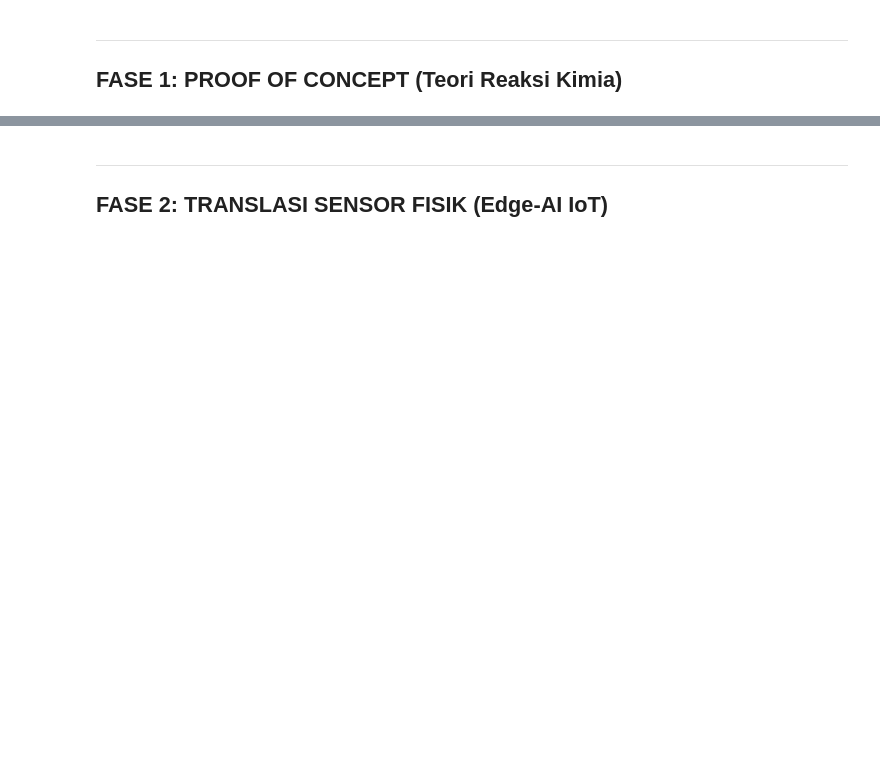
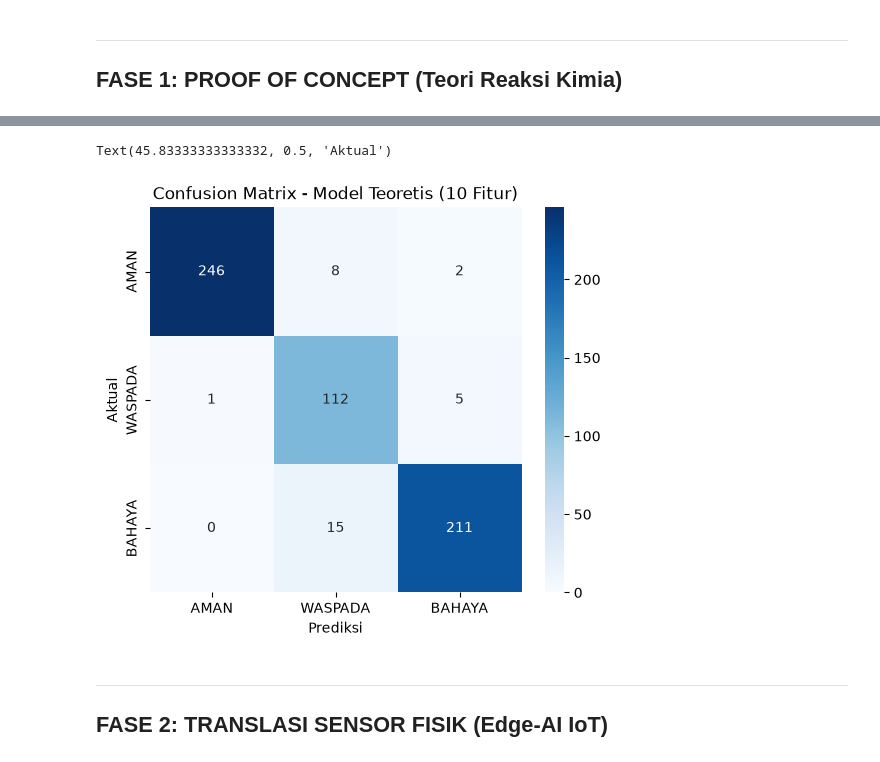
Before and after one commit to SIPARTA/ai_models, a Jupyter notebook: SIPARTA.ipynb, the cells around one changed output, grey strips where cells are left out. Saved outputs shown, nothing was run; the diff lists cells and outputs as text; code cells hidden in the pictures; blank space fills up the shorter version.

```diff
--- a/SIPARTA.ipynb
+++ b/SIPARTA.ipynb
@@ -59,13 +69,11 @@ BAHAN_KIMIA = {
     9: {'nama': 'Asap Pembakaran (CO)',   'pH': 7.0,  'kons_default': 10.0},
     10: {'nama': 'Gas LPG (Propana)',     'pH': 7.0,  'kons_default': 100.0},
 }
-
 RISIKO_CAMPURAN = {
     (0, 1): 2, (0, 2): 2, (0, 4): 2, (0, 6): 2, (7, 8): 2, (5, 9): 2, (5, 10): 2,
     (1, 2): 1, (1, 4): 1, (2, 4): 1, (2, 3): 1, (0, 3): 1,
     (0, 5): 0, (1, 5): 0, (2, 5): 0, (3, 5): 0, (4, 5): 0, (3, 4): 0, (1, 3): 0, (5, 6): 0,
 }
-
 def generate_theoretical_dataset(n_samples=3000, seed=42):
     rng = np.random.RandomState(seed)
     records = []
@@ -94,6 +102,6 @@ def generate_theoretical_dataset(n_samples=3000, seed=42):
             'tingkat_risiko': int(risiko), 'source': 'simulasi_kimia'
         })
     return pd.DataFrame(records)
-
-df_theory = generate_theoretical_dataset(3000)
-print(f"[INFO] Dataset Teori berhasil dibuat: {df_theory.shape[0]} baris.")
+df = generate_theoretical_dataset(3000)
+df.to_csv('dataset_gas_beracun_siparta.csv', index=False)
+print(f"[INFO] Dataset Teori berhasil dibuat dan disimpan ke 'dataset_gas_beracun_siparta.csv': {df.shape[0]} baris.")
@@ -169,4 +179,4 @@ def generate_simulated_sensor_data(df_th, seed=42):
     df_combined.to_csv('siparta_sensor_dataset.csv', index=False)
     print(f"[INFO] Dataset Sensor Fisik (termasuk dummy) disimpan: {len(df_dummy)} baris dummy dihasilkan.")
 
-generate_simulated_sensor_data(df_theory)
+generate_simulated_sensor_data(df)
@@ -196,8 +208,8 @@ def build_ann_model(input_dim, num_classes, architecture_type='theory'):
     return model
 
 # Train Theory
-X_th = df_theory.drop(columns=['tingkat_risiko', 'source']).values
-y_th = df_theory['tingkat_risiko'].values
+X_th = df.drop(columns=['tingkat_risiko', 'source']).values
+y_th = df['tingkat_risiko'].values
 X_tr_th, X_te_th, y_tr_th, y_te_th = train_test_split(X_th, y_th, test_size=0.2, random_state=SEED, stratify=y_th)
 
 scaler_th = StandardScaler()
@@ -210,0 +230,13 @@ print(f"✅ Akurasi Test Model Teoretis: {model_theory.evaluate(X_te_th_sc, to_c
+# %%
+from sklearn.metrics import confusion_matrix
+
+y_pred_th = np.argmax(model_theory.predict(X_te_th_sc), axis=1)
+cm_th = confusion_matrix(y_te_th, y_pred_th)
+plt.figure(figsize=(6, 5))
+sns.heatmap(cm_th, annot=True, fmt='d', cmap='Blues',
+            xticklabels=["AMAN", "WASPADA", "BAHAYA"],
+            yticklabels=["AMAN", "WASPADA", "BAHAYA"])
+plt.title('Confusion Matrix - Model Teoretis (10 Fitur)')
+plt.xlabel('Prediksi')
+plt.ylabel('Aktual')
+# %% [output]
@@ -211,3 +244,5 @@ print(f"✅ Akurasi Test Model Teoretis: {model_theory.evaluate(X_te_th_sc, to_c
+Text(45.83333333333332, 0.5, 'Aktual')
+[figure, added]
 # %% [markdown]
 ---
 ## FASE 2: TRANSLASI SENSOR FISIK (Edge-AI IoT)
```
Also changed, not shown: parts of 11 cells of this notebook, 4 other files.
